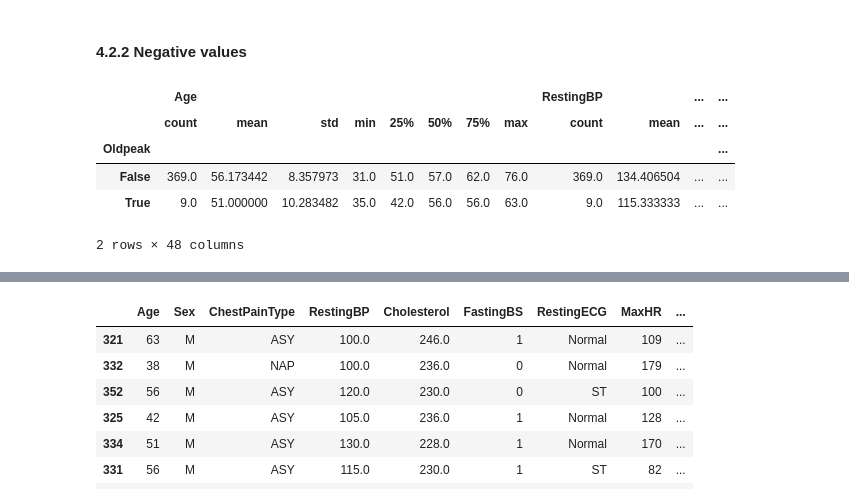
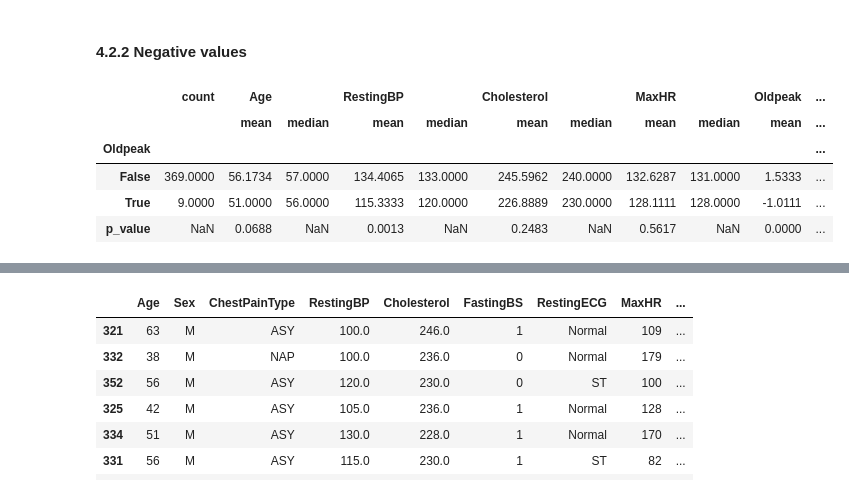
Before and after one commit to Lymuthien/heart_failure, a Jupyter notebook: notebooks/1.0-eda.ipynb, the cells around one changed output, grey strips where cells are left out. Cells and saved outputs as stored; diff of their text form; code cells hidden in the pictures.

Commit message:
Calculate p-values to compare means across groups

```diff
--- a/notebooks/1.0-eda.ipynb
+++ b/notebooks/1.0-eda.ipynb
@@ -26,7 +26,9 @@ from heart_failure.config.config import (
 from heart_failure.config.features import CONJ_RULES, CAT_FEATURES
 from heart_failure.dataset import split_data
 from heart_failure.plots import plot_cat_value_counts, plot_cat_target_distribution, plot_corr_matrix
-from heart_failure.utils import target_pct_table_by_cat, cat_pct_distr_by_group
+from heart_failure.utils import target_pct_table_by_cat, cat_pct_distr_by_group, describe_by_group
+
+pd.set_option("display.float_format", "{:.4f}".format)
 # %%
 df = pd.read_csv(RAW_DATA_DIR / "heart.csv")
 # %% [markdown]
@@ -398,14 +400,14 @@ tmp
 # %%
 non_zero_train = df_train[~zero_oldpeak_mask]
 neg_oldpeak_mask = non_zero_train[OLDPEAK] < 0
-non_zero_train.groupby(neg_oldpeak_mask).describe()
+describe_by_group(non_zero_train, neg_oldpeak_mask)
 # %% [output]
-|  | Age |  |  |  |  |  |  |  | RestingBP |  | ... | ... |
-|  | count | mean | std | min | 25% | 50% | 75% | max | count | mean | ... | ... |
-| Oldpeak |  |  |  |  |  |  |  |  |  |  |  | ... |
-| False | 369.0 | 56.173442 | 8.357973 | 31.0 | 51.0 | 57.0 | 62.0 | 76.0 | 369.0 | 134.406504 | ... | ... |
-| True | 9.0 | 51.000000 | 10.283482 | 35.0 | 42.0 | 56.0 | 56.0 | 63.0 | 9.0 | 115.333333 | ... | ... |
+|  | count | Age |  | RestingBP |  | Cholesterol |  | MaxHR |  | Oldpeak | ... |
+|  |  | mean | median | mean | median | mean | median | mean | median | mean | ... |
+| Oldpeak |  |  |  |  |  |  |  |  |  |  | ... |
+| False | 369.0000 | 56.1734 | 57.0000 | 134.4065 | 133.0000 | 245.5962 | 240.0000 | 132.6287 | 131.0000 | 1.5333 | ... |
+| True | 9.0000 | 51.0000 | 56.0000 | 115.3333 | 120.0000 | 226.8889 | 230.0000 | 128.1111 | 128.0000 | -1.0111 | ... |
+| p_value | NaN | 0.0688 | NaN | 0.0013 | NaN | 0.2483 | NaN | 0.5617 | NaN | 0.0000 | ... |
-2 rows × 48 columns
 # %%
 cat_pct_distr_by_group(df_train, neg_oldpeak_mask)
 # %% [output]
```
Also changed, not shown: parts of 9 cells of this notebook, 1 other file.
